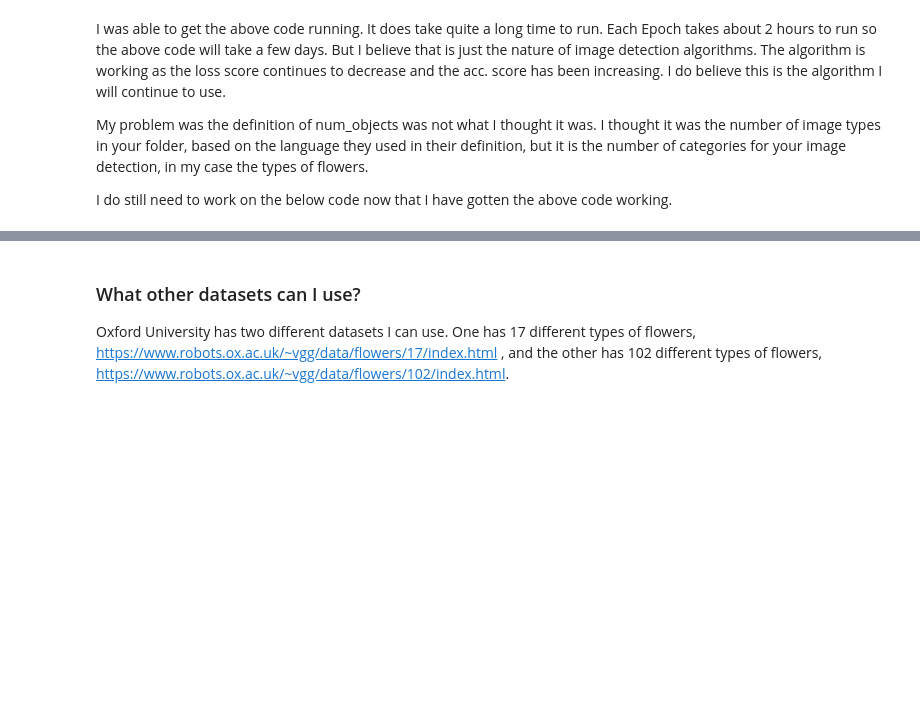
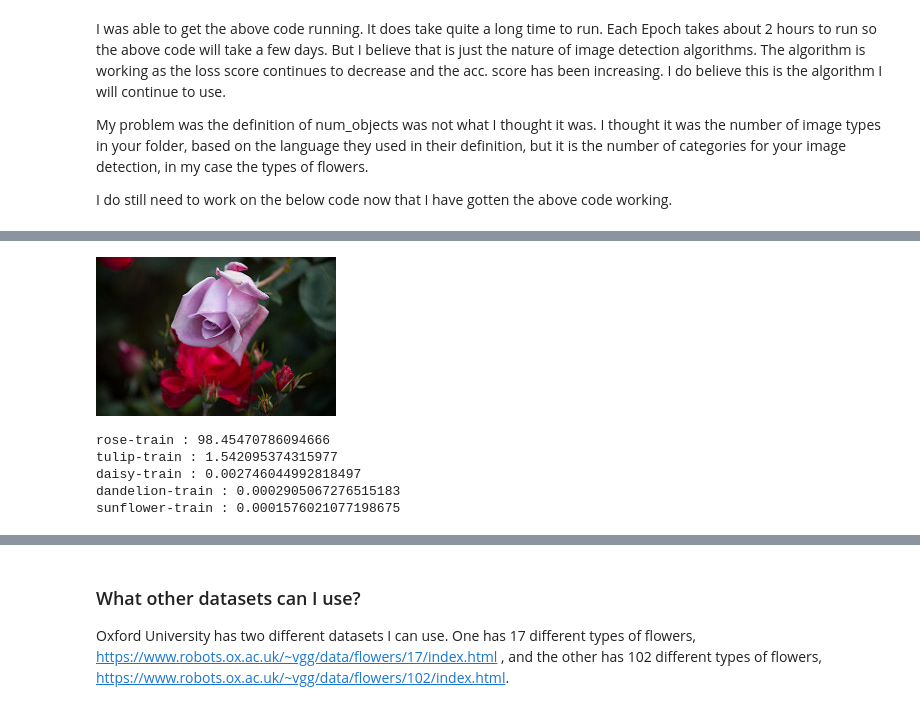
Before and after one commit to Jennifer-Smiley-Portfolio/Image-Recognition, a Jupyter notebook: Flower-Image-Recognition.ipynb, the cells around one changed output, grey strips where cells are left out. Saved outputs shown, nothing was run; the diff lists cells and outputs as text; code cells hidden in the pictures; blank space fills up the shorter version.

```diff
--- a/Flower-Image-Recognition.ipynb
+++ b/Flower-Image-Recognition.ipynb
@@ -82,0 +127,24 @@ for eachPrediction, eachProbability in zip(predictions, probabilities):
+# %%
+execution_path = os.getcwd()
+
+prediction = CustomImagePrediction()
+prediction.setModelTypeAsResNet()
+prediction.setModelPath(os.path.join(execution_path, "flower\models\model_ex-046_acc-0.731257.h5"))  # <- needs to change
+prediction.setJsonPath(os.path.join(execution_path, "flower\json\model_class.json"))  # <- needs to change
+prediction.loadModel(num_objects=5)  # <- needs to change to 5 I believe
+
+image_path = os.path.join(execution_path, "flower\\test\\rose-test\\15996816031_7f2fea25cb_n.jpg")
+
+predictions, probabilities = prediction.predictImage(image_path, result_count=5)
+
+display(Image.open(image_path))
+for eachPrediction, eachProbability in zip(predictions, probabilities):
+    eachProb = str(eachProbability)
+    print(eachPrediction + " : " + eachProb)
+# %% [output]
+[figure, added]
+rose-train : 98.45470786094666
+tulip-train : 1.542095374315977
+daisy-train : 0.002746044992818497
+dandelion-train : 0.0002905067276515183
+sunflower-train : 0.0001576021077198675
```
Also changed, not shown: parts of 9 cells of this notebook.
